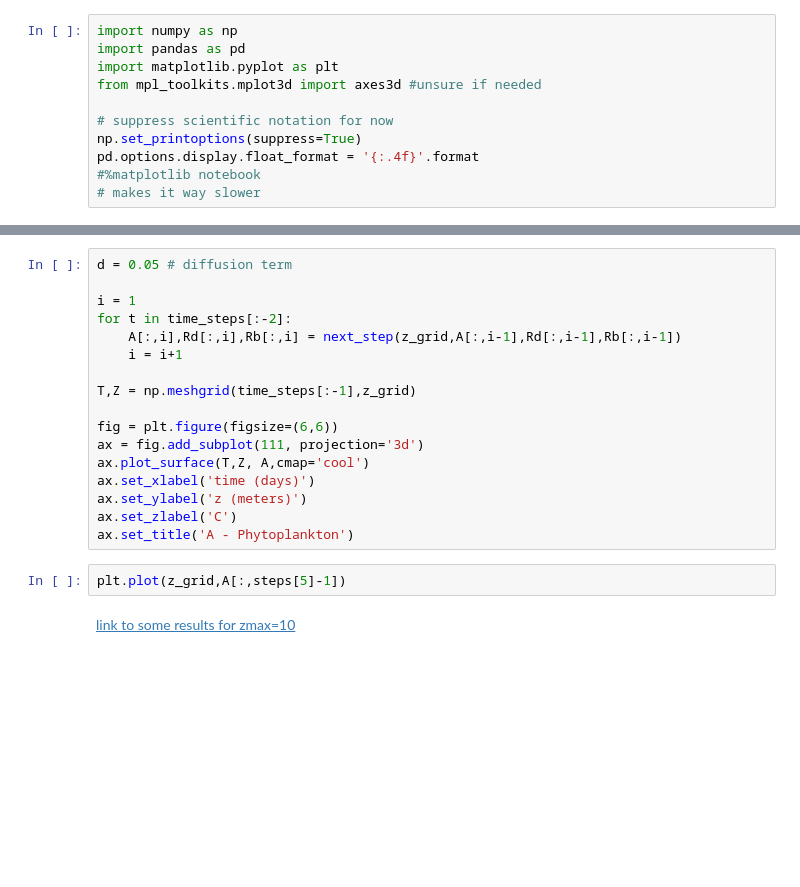
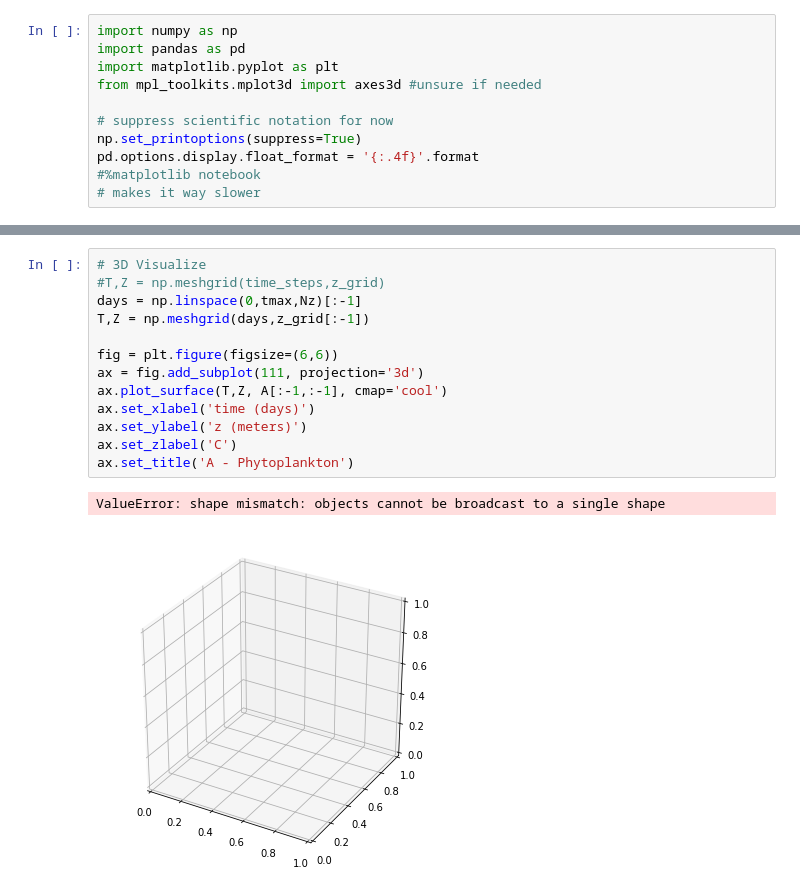
Before and after one commit to alisonpeard/phytoplankton_dynamics, a Jupyter notebook: Python Notebooks/All Equations (for Tuesday 7th).ipynb, the cells around one changed output, grey strips where cells are left out. Drawn from its saved outputs; the diff is of its cells as text; blank space fills up the shorter version.

```diff
--- a/Python Notebooks/All Equations (for Tuesday 7th).ipynb
+++ b/Python Notebooks/All Equations (for Tuesday 7th).ipynb
@@ -106,21 +154,16 @@ array([     0,  71999, 143999, 215999, 287999, 359999])
 # %%
-d = 0.05 # diffusion term
-
-i = 1
-for t in time_steps[:-2]:
-    A[:,i],Rd[:,i],Rb[:,i] = next_step(z_grid,A[:,i-1],Rd[:,i-1],Rb[:,i-1])
-    i = i+1
-
-T,Z = np.meshgrid(time_steps[:-1],z_grid)
+# 3D Visualize
+#T,Z = np.meshgrid(time_steps,z_grid)
+days = np.linspace(0,tmax,Nz)[:-1]
+T,Z = np.meshgrid(days,z_grid[:-1])
 
 fig = plt.figure(figsize=(6,6))
 ax = fig.add_subplot(111, projection='3d')
-ax.plot_surface(T,Z, A,cmap='cool')
+ax.plot_surface(T,Z, A[:-1,:-1], cmap='cool')
 ax.set_xlabel('time (days)')
 ax.set_ylabel('z (meters)')
 ax.set_zlabel('C')
 ax.set_title('A - Phytoplankton')
+# %% [output]
+ValueError: shape mismatch: objects cannot be broadcast to a single shape
+[figure, added]
-# %%
-plt.plot(z_grid,A[:,steps[5]-1])
-# %% [markdown]
-[link to some results for zmax=10](https://docs.google.com/document/d/1POVHeioH5Hxn5Z6kMn3Pn7SVLBypnAmwy5iTJadKIxo/edit?usp=sharing)
```
Also changed, not shown: parts of 14 cells of this notebook, 2 other files.
